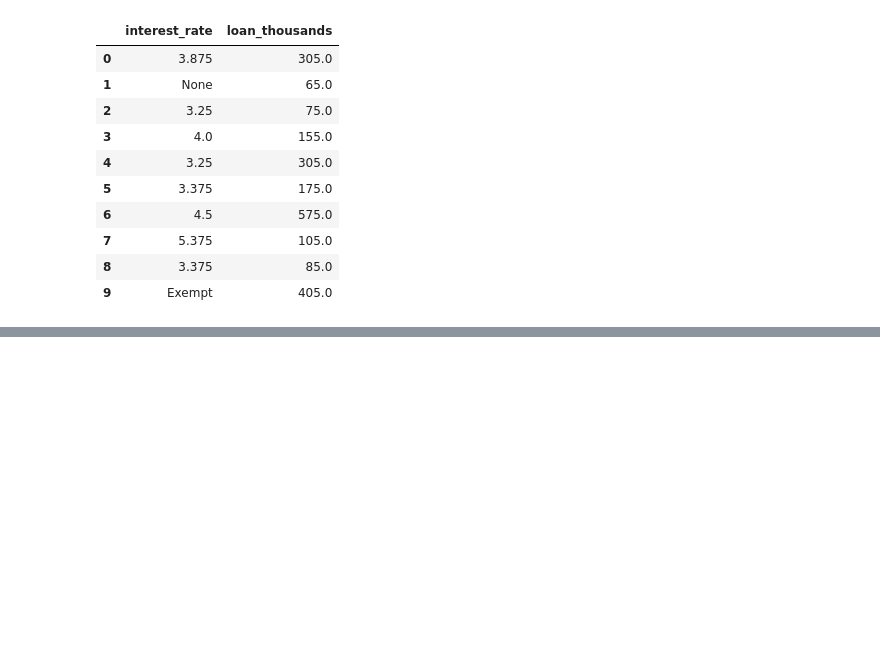
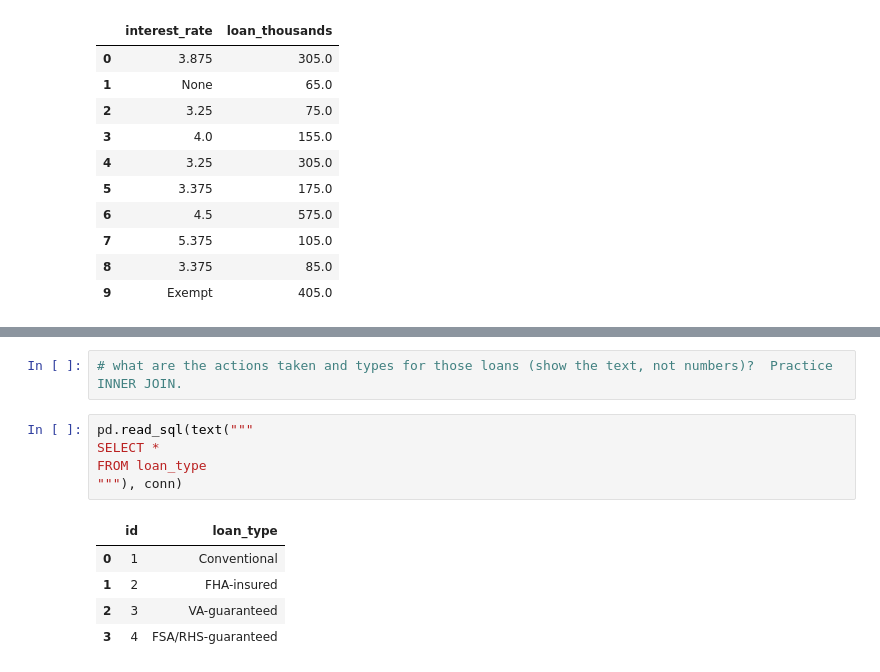
Before and after one commit to cs544-wisc/s23, a Jupyter notebook: lec/15-sql/demo.ipynb, the cells around one changed output, grey strips where cells are left out. Saved outputs shown, nothing was run; the diff lists cells and outputs as text; blank space fills up the shorter version.

```diff
--- a/lec/15-sql/demo.ipynb
+++ b/lec/15-sql/demo.ipynb
@@ -157,0 +155,13 @@ WHERE income >= 1000000
+# %%
+# what are the actions taken and types for those loans (show the text, not numbers)?  Practice INNER JOIN.
+# %%
+pd.read_sql(text("""
+SELECT *
+FROM loan_type
+"""), conn)
+# %% [output]
+|  | id | loan_type |
+| 0 | 1 | Conventional |
+| 1 | 2 | FHA-insured |
+| 2 | 3 | VA-guaranteed |
+| 3 | 4 | FSA/RHS-guaranteed |
```
Also changed, not shown: parts of 30 cells of this notebook.
